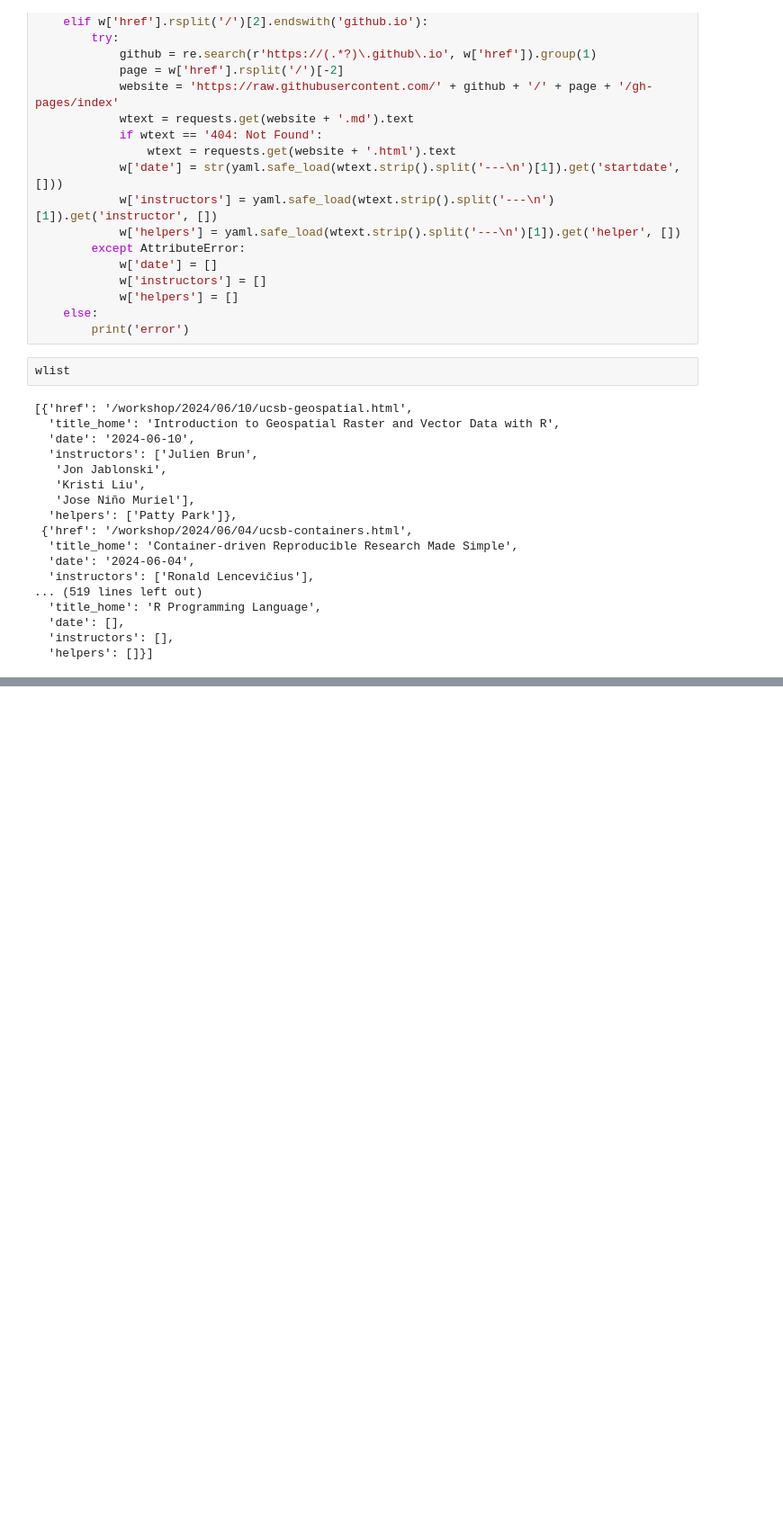
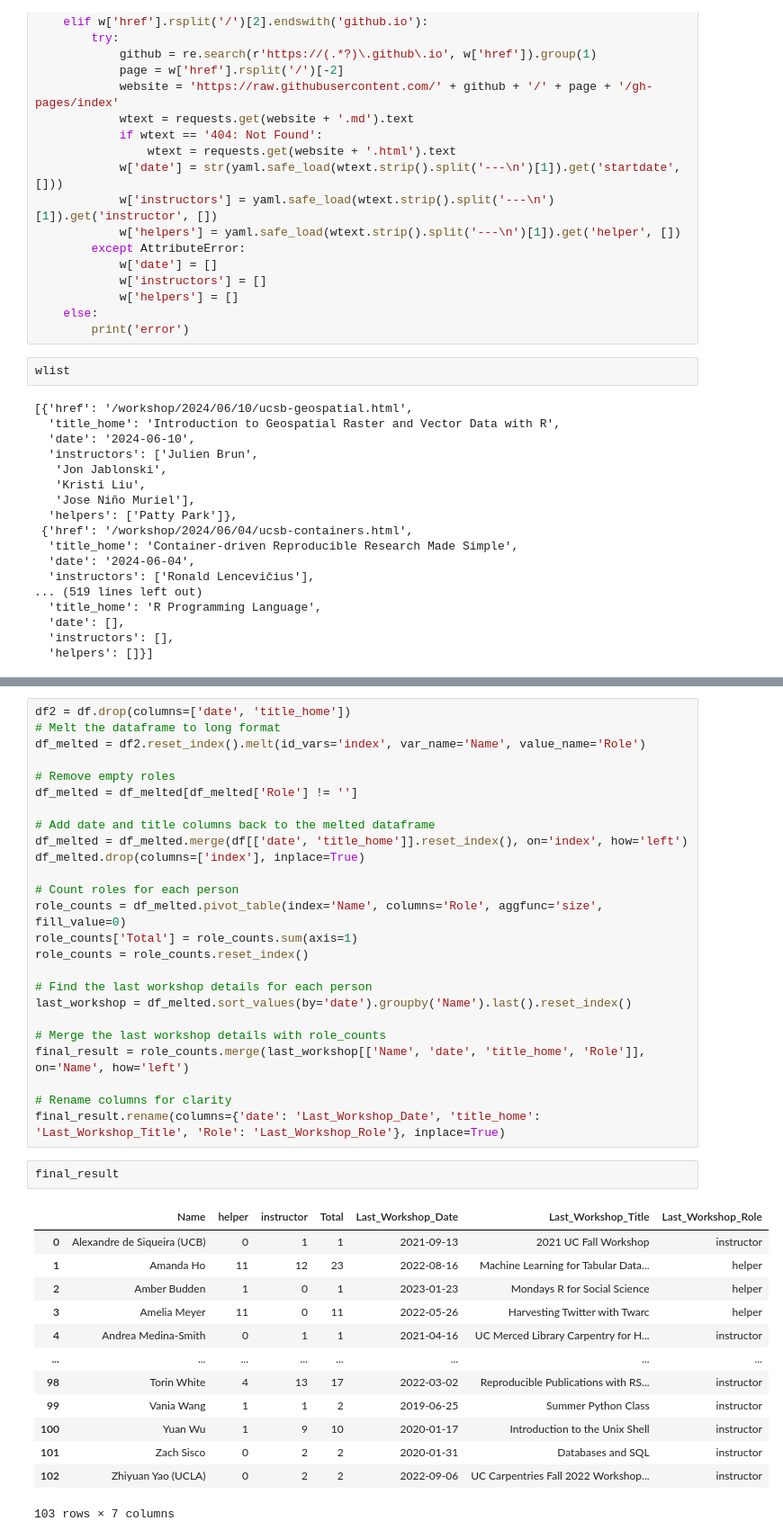
Before and after one commit to josenino95/workshops-list, a Jupyter notebook: extract-info.ipynb, the cells around one changed output, grey strips where cells are left out. Shown at 90% size. Cells and saved outputs as stored; diff of their text form; blank space fills up the shorter version.

Commit message:
Final code with results

```diff
--- a/extract-info.ipynb
+++ b/extract-info.ipynb
@@ -108,0 +144,41 @@ df.head()
+# %%
+df2 = df.drop(columns=['date', 'title_home'])
+# Melt the dataframe to long format
+df_melted = df2.reset_index().melt(id_vars='index', var_name='Name', value_name='Role')
+
+# Remove empty roles
+df_melted = df_melted[df_melted['Role'] != '']
+
+# Add date and title columns back to the melted dataframe
+df_melted = df_melted.merge(df[['date', 'title_home']].reset_index(), on='index', how='left')
+df_melted.drop(columns=['index'], inplace=True)
+
+# Count roles for each person
+role_counts = df_melted.pivot_table(index='Name', columns='Role', aggfunc='size', fill_value=0)
+role_counts['Total'] = role_counts.sum(axis=1)
+role_counts = role_counts.reset_index()
+
+# Find the last workshop details for each person
+last_workshop = df_melted.sort_values(by='date').groupby('Name').last().reset_index()
+
+# Merge the last workshop details with role_counts
+final_result = role_counts.merge(last_workshop[['Name', 'date', 'title_home', 'Role']], on='Name', how='left')
+
+# Rename columns for clarity
+final_result.rename(columns={'date': 'Last_Workshop_Date', 'title_home': 'Last_Workshop_Title', 'Role': 'Last_Workshop_Role'}, inplace=True)
+# %%
+final_result
+# %% [output]
+|  | Name | helper | instructor | Total | Last_Workshop_Date | Last_Workshop_Title | Last_Workshop_Role |
+| 0 | Alexandre de Siqueira (UCB) | 0 | 1 | 1 | 2021-09-13 | 2021 UC Fall Workshop | instructor |
+| 1 | Amanda Ho | 11 | 12 | 23 | 2022-08-16 | Machine Learning for Tabular Data... | helper |
+| 2 | Amber Budden | 1 | 0 | 1 | 2023-01-23 | Mondays R for Social Science | helper |
+| 3 | Amelia Meyer | 11 | 0 | 11 | 2022-05-26 | Harvesting Twitter with Twarc | helper |
+| 4 | Andrea Medina-Smith | 0 | 1 | 1 | 2021-04-16 | UC Merced Library Carpentry for H... | instructor |
+| ... | ... | ... | ... | ... | ... | ... | ... |
+| 98 | Torin White | 4 | 13 | 17 | 2022-03-02 | Reproducible Publications with RS... | instructor |
+| 99 | Vania Wang | 1 | 1 | 2 | 2019-06-25 | Summer Python Class | instructor |
+| 100 | Yuan Wu | 1 | 9 | 10 | 2020-01-17 | Introduction to the Unix Shell | instructor |
+| 101 | Zach Sisco | 0 | 2 | 2 | 2020-01-31 | Databases and SQL | instructor |
+| 102 | Zhiyuan Yao (UCLA) | 0 | 2 | 2 | 2022-09-06 | UC Carpentries Fall 2022 Workshop... | instructor |
+103 rows × 7 columns
```
Also changed, not shown: parts of 5 cells of this notebook, 1 other file.
